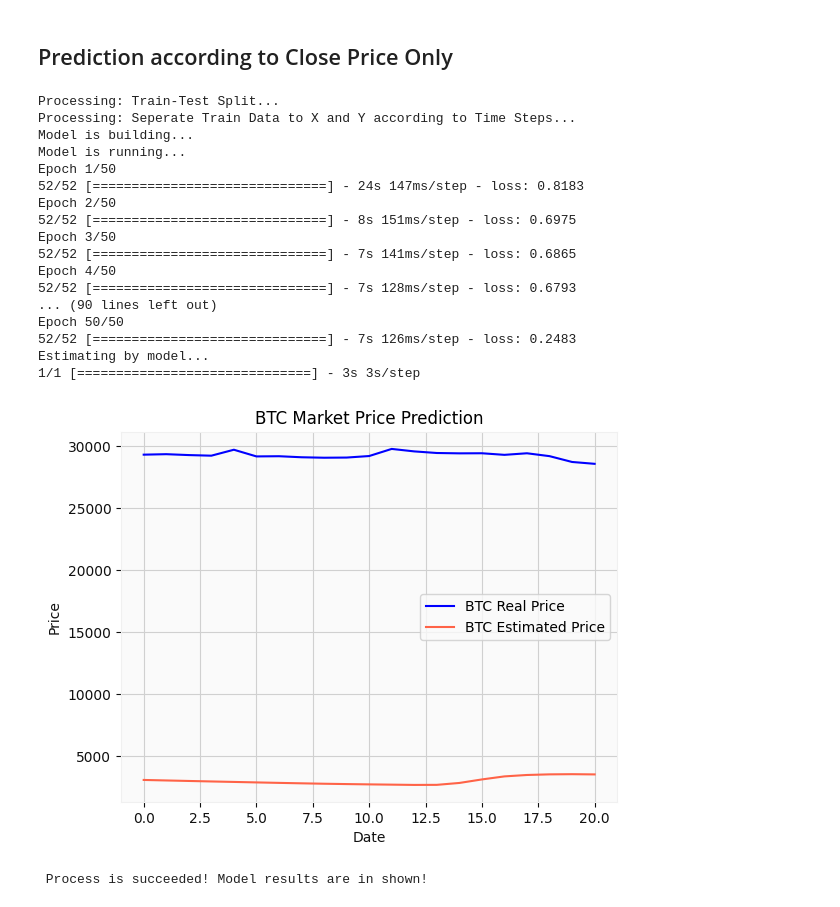
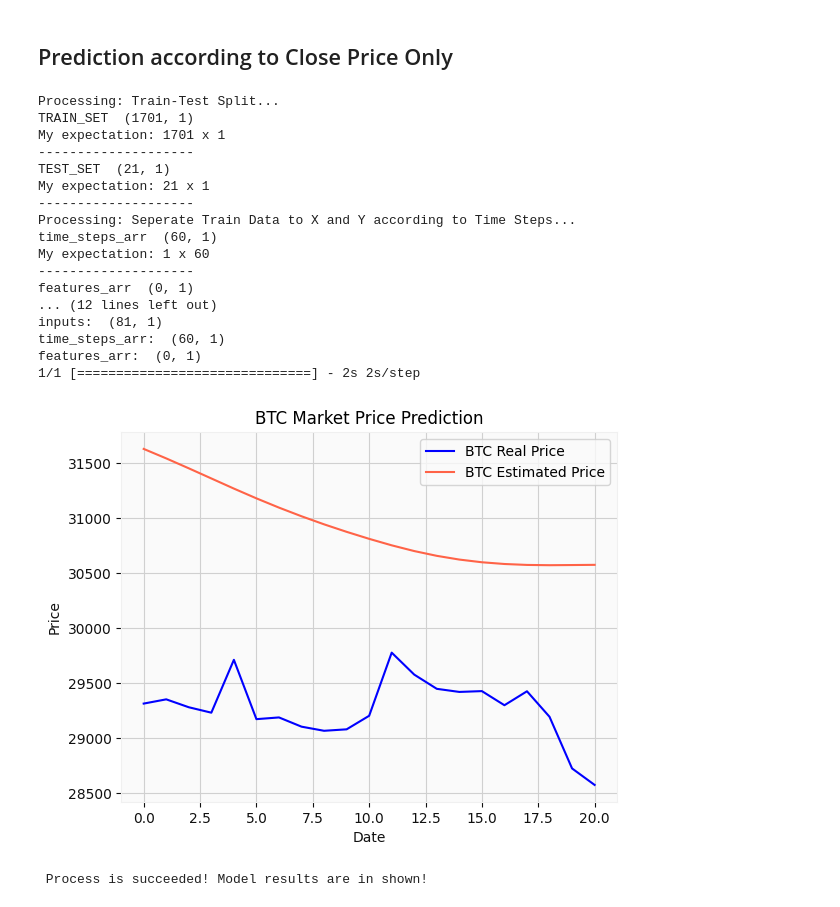
Before and after one commit to anilergan/AISMTB, a Jupyter notebook: btc_daily_chart_regression_v2.ipynb, the cells around one changed output. Drawn from its saved outputs; the diff is of its cells as text; code cells hidden in the pictures.

Commit message:
Oh my god, what are you,  a prophet? Model works awesome!

```diff
--- a/btc_daily_chart_regression_v2.ipynb
+++ b/btc_daily_chart_regression_v2.ipynb
@@ -314,35 +301,35 @@ y_scaled_df = pd.DataFrame(y_scaled_array, columns=y.columns, index=y.index)
 # %%
 from myLSTMregressor import my_RNN_LSTM_Regressor as my_rnn
 # x, y, test_num, pred_num, units=50, dropout=0.2, epoch=50, batch_size=32, predict=False, scaler=None
 my_rnn_obj = my_rnn(
     X_scaled_df.sort_index(ascending=True),
     y_scaled_df.sort_index(ascending=True),
     test_num = 21,
     time_steps = 60,
     scaler = std_sc,
-    epoch=50,
+    epoch=1,
     predict=True,
     product = 'BTC'
 
 
 )
 # %% [output]
 Processing: Train-Test Split...
+TRAIN_SET  (1701, 1)
+My expectation: 1701 x 1
+--------------------
+TEST_SET  (21, 1)
+My expectation: 21 x 1
+--------------------
 Processing: Seperate Train Data to X and Y according to Time Steps...
-Model is building...
-Model is running...
-Epoch 1/50
-52/52 [==============================] - 24s 147ms/step - loss: 0.8183
-Epoch 2/50
-52/52 [==============================] - 8s 151ms/step - loss: 0.6975
-Epoch 3/50
-52/52 [==============================] - 7s 141ms/step - loss: 0.6865
-Epoch 4/50
-52/52 [==============================] - 7s 128ms/step - loss: 0.6793
-... (90 lines left out)
-Epoch 50/50
-52/52 [==============================] - 7s 126ms/step - loss: 0.2483
-Estimating by model...
-1/1 [==============================] - 3s 3s/step
+time_steps_arr  (60, 1)
+My expectation: 1 x 60
+--------------------
+features_arr  (0, 1)
+... (12 lines left out)
+inputs:  (81, 1)
+time_steps_arr:  (60, 1)
+features_arr:  (0, 1)
+1/1 [==============================] - 2s 2s/step
-[figure, old version]
+[figure, new version]
  Process is succeeded! Model results are in shown!
```
Also changed, not shown: parts of 4 cells of this notebook, 4 other files.
